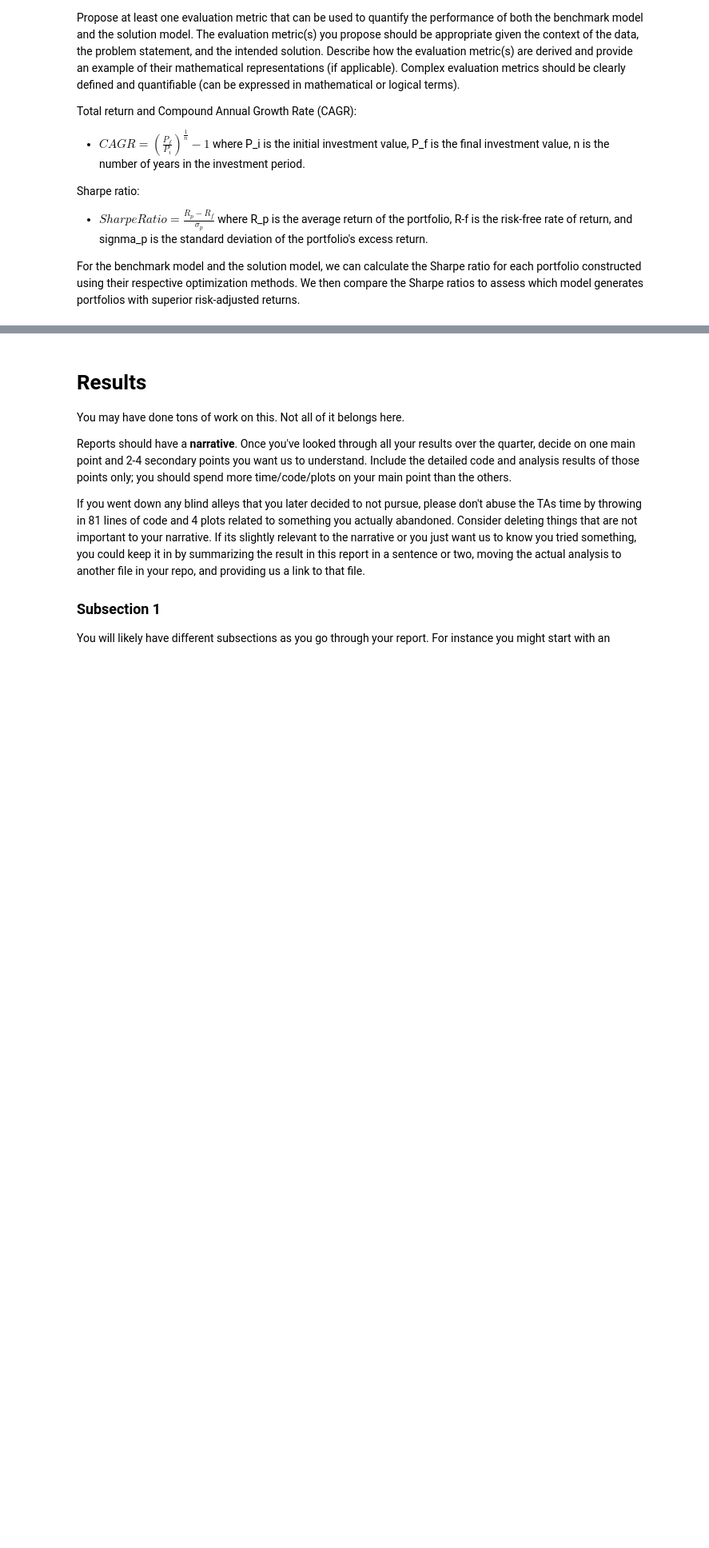
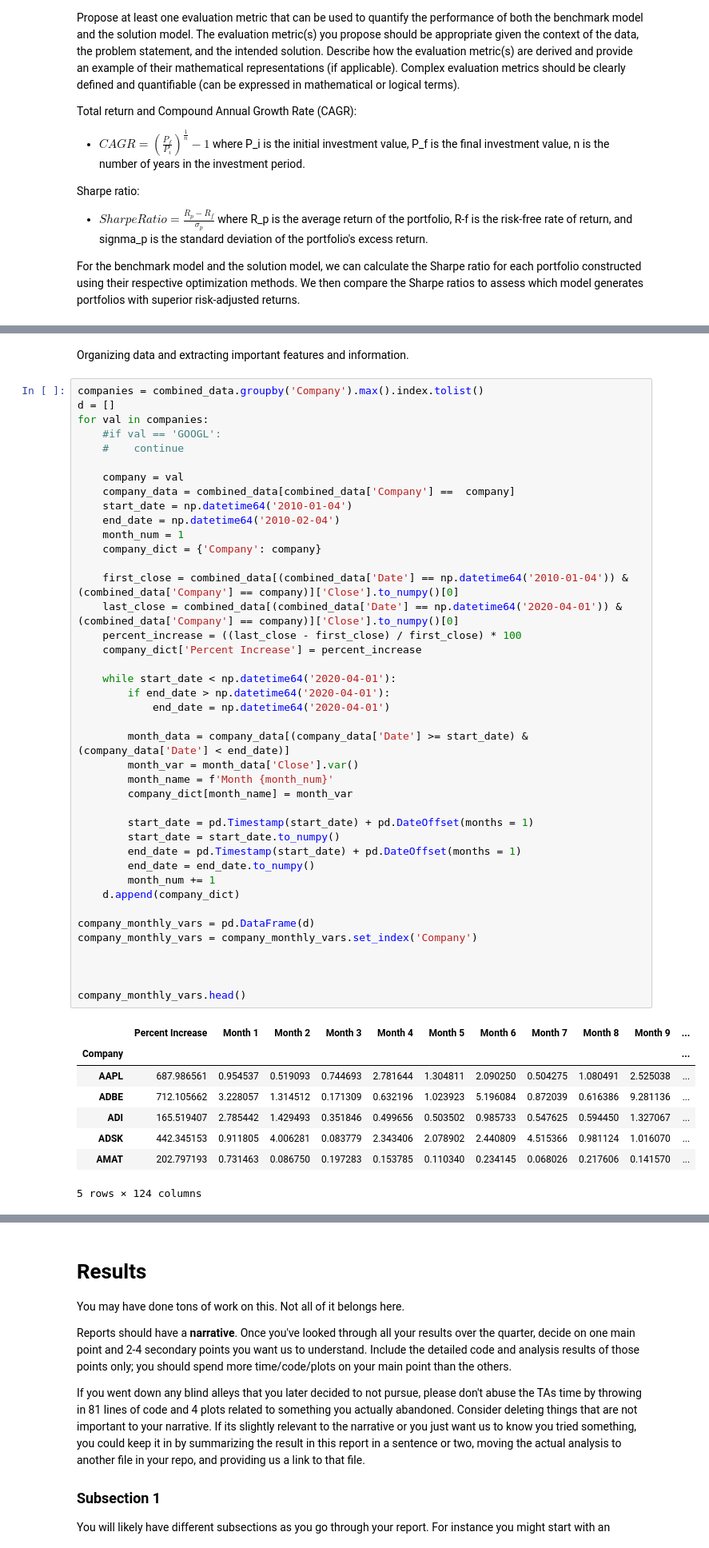
Before and after one commit to iachai/COGS_118B_GROUP_PROJECT, a Jupyter notebook: FinalProject_groupXXX.ipynb, the cells around one changed output, grey strips where cells are left out. Shown at 80% size. Drawn from its saved outputs; the diff is of its cells as text; blank space fills up the shorter version.

```diff
--- a/FinalProject_groupXXX.ipynb
+++ b/FinalProject_groupXXX.ipynb
@@ -100,0 +145,52 @@ For the benchmark model and the solution model, we can calculate the Sharpe rati
+# %% [markdown]
+Organizing data and extracting important features and information.
+# %%
+companies = combined_data.groupby('Company').max().index.tolist()
+d = []
+for val in companies:
+    #if val == 'GOOGL':
+    #    continue
+
+    company = val
+    company_data = combined_data[combined_data['Company'] ==  company]
+    start_date = np.datetime64('2010-01-04')
+    end_date = np.datetime64('2010-02-04')
+    month_num = 1
+    company_dict = {'Company': company}
+
+    first_close = combined_data[(combined_data['Date'] == np.datetime64('2010-01-04')) & (combined_data['Company'] == company)]['Close'].to_numpy()[0]
+    last_close = combined_data[(combined_data['Date'] == np.datetime64('2020-04-01')) & (combined_data['Company'] == company)]['Close'].to_numpy()[0]
+    percent_increase = ((last_close - first_close) / first_close) * 100
+    company_dict['Percent Increase'] = percent_increase
+
+    while start_date < np.datetime64('2020-04-01'):
+        if end_date > np.datetime64('2020-04-01'):
+            end_date = np.datetime64('2020-04-01')
+
+        month_data = company_data[(company_data['Date'] >= start_date) & (company_data['Date'] < end_date)]
+        month_var = month_data['Close'].var()
+        month_name = f'Month {month_num}'
+        company_dict[month_name] = month_var
+
+        start_date = pd.Timestamp(start_date) + pd.DateOffset(months = 1)
+        start_date = start_date.to_numpy()
+        end_date = pd.Timestamp(start_date) + pd.DateOffset(months = 1)
+        end_date = end_date.to_numpy()
+        month_num += 1
+    d.append(company_dict)
+
+company_monthly_vars = pd.DataFrame(d)
+company_monthly_vars = company_monthly_vars.set_index('Company')
+
+
+
+company_monthly_vars.head()
+# %% [output]
+|  | Percent Increase | Month 1 | Month 2 | Month 3 | Month 4 | Month 5 | Month 6 | Month 7 | Month 8 | Month 9 | ... |
+| Company |  |  |  |  |  |  |  |  |  |  | ... |
+| AAPL | 687.986561 | 0.954537 | 0.519093 | 0.744693 | 2.781644 | 1.304811 | 2.090250 | 0.504275 | 1.080491 | 2.525038 | ... |
+| ADBE | 712.105662 | 3.228057 | 1.314512 | 0.171309 | 0.632196 | 1.023923 | 5.196084 | 0.872039 | 0.616386 | 9.281136 | ... |
+| ADI | 165.519407 | 2.785442 | 1.429493 | 0.351846 | 0.499656 | 0.503502 | 0.985733 | 0.547625 | 0.594450 | 1.327067 | ... |
+| ADSK | 442.345153 | 0.911805 | 4.006281 | 0.083779 | 2.343406 | 2.078902 | 2.440809 | 4.515366 | 0.981124 | 1.016070 | ... |
+| AMAT | 202.797193 | 0.731463 | 0.086750 | 0.197283 | 0.153785 | 0.110340 | 0.234145 | 0.068026 | 0.217606 | 0.141570 | ... |
+5 rows × 124 columns
```
Also changed, not shown: parts of 7 cells of this notebook, 48 other files.
